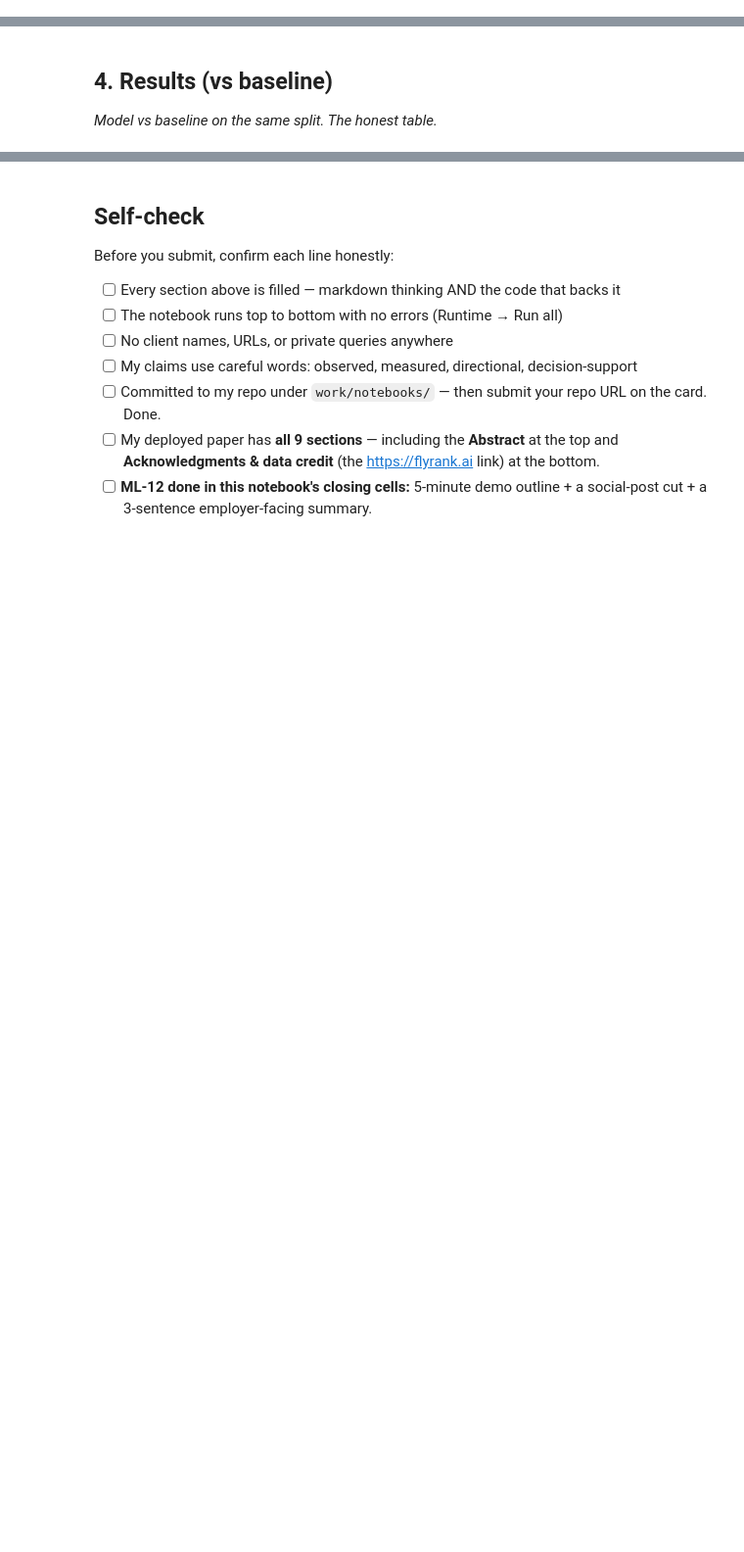
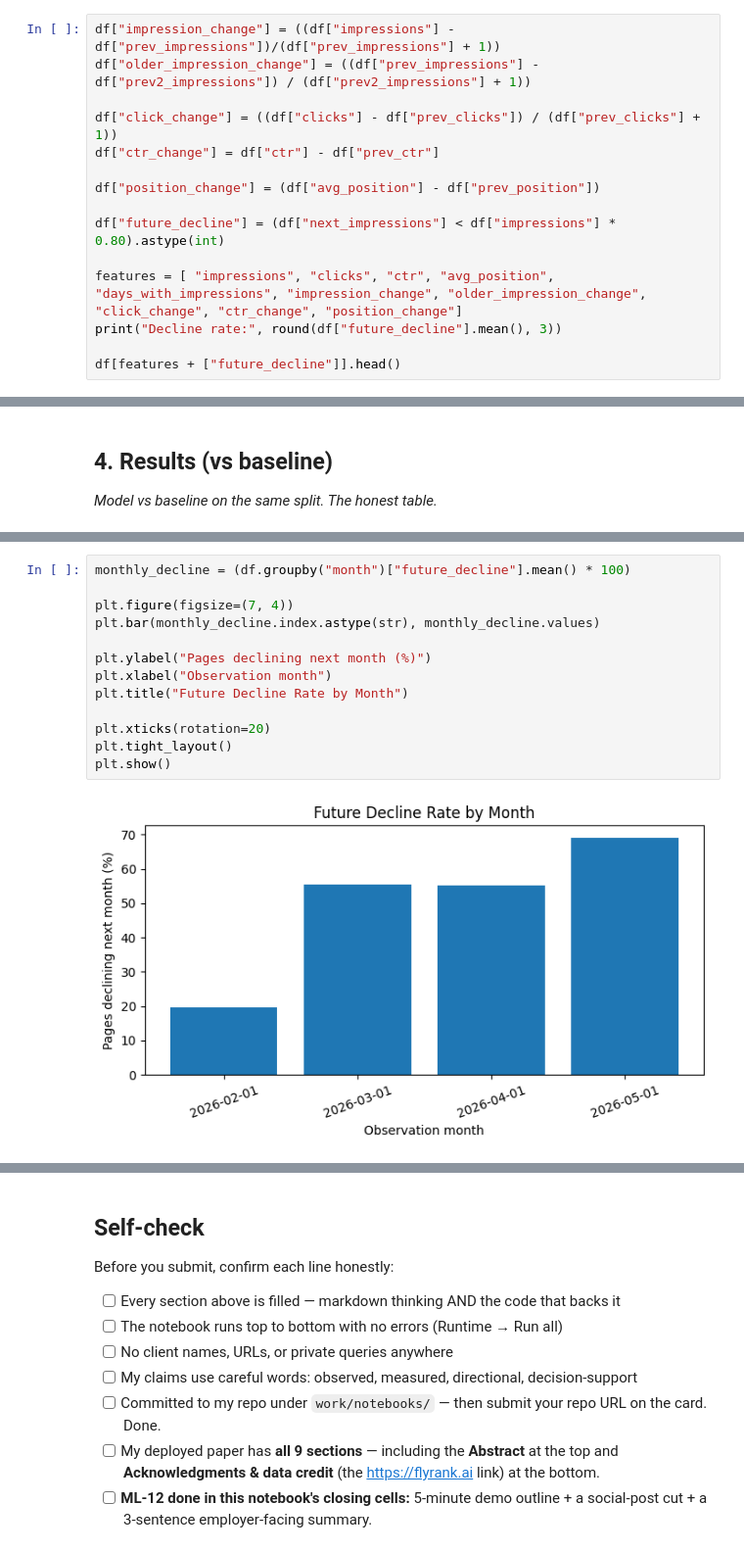
Before and after one commit to azka-asif/flyrank-ML, a Jupyter notebook: work/notebooks/capstone.ipynb, the cells around one changed output, grey strips where cells are left out. Shown at 98% size. Cells and saved outputs as stored; diff of their text form; blank space fills up the shorter version.

```diff
--- a/work/notebooks/capstone.ipynb
+++ b/work/notebooks/capstone.ipynb
@@ -20,0 +196,15 @@ This skeleton is yours to fill. Work the sections **in order** — each one has
+# %%
+df["impression_change"] = ((df["impressions"] - df["prev_impressions"])/(df["prev_impressions"] + 1))
+df["older_impression_change"] = ((df["prev_impressions"] - df["prev2_impressions"]) / (df["prev2_impressions"] + 1))
+
+df["click_change"] = ((df["clicks"] - df["prev_clicks"]) / (df["prev_clicks"] + 1))
+df["ctr_change"] = df["ctr"] - df["prev_ctr"]
+
+df["position_change"] = (df["avg_position"] - df["prev_position"])
+
+df["future_decline"] = (df["next_impressions"] < df["impressions"] * 0.80).astype(int)
+
+features = [ "impressions", "clicks", "ctr", "avg_position", "days_with_impressions", "impression_change", "older_impression_change", "click_change", "ctr_change", "position_change"]
+print("Decline rate:", round(df["future_decline"].mean(), 3))
+
+df[features + ["future_decline"]].head()
@@ -36,0 +464,15 @@ This skeleton is yours to fill. Work the sections **in order** — each one has
+# %%
+monthly_decline = (df.groupby("month")["future_decline"].mean() * 100)
+
+plt.figure(figsize=(7, 4))
+plt.bar(monthly_decline.index.astype(str), monthly_decline.values)
+
+plt.ylabel("Pages declining next month (%)")
+plt.xlabel("Observation month")
+plt.title("Future Decline Rate by Month")
+
+plt.xticks(rotation=20)
+plt.tight_layout()
+plt.show()
+# %% [output]
+[figure, added]
```
Also changed, not shown: parts of 32 cells of this notebook.
